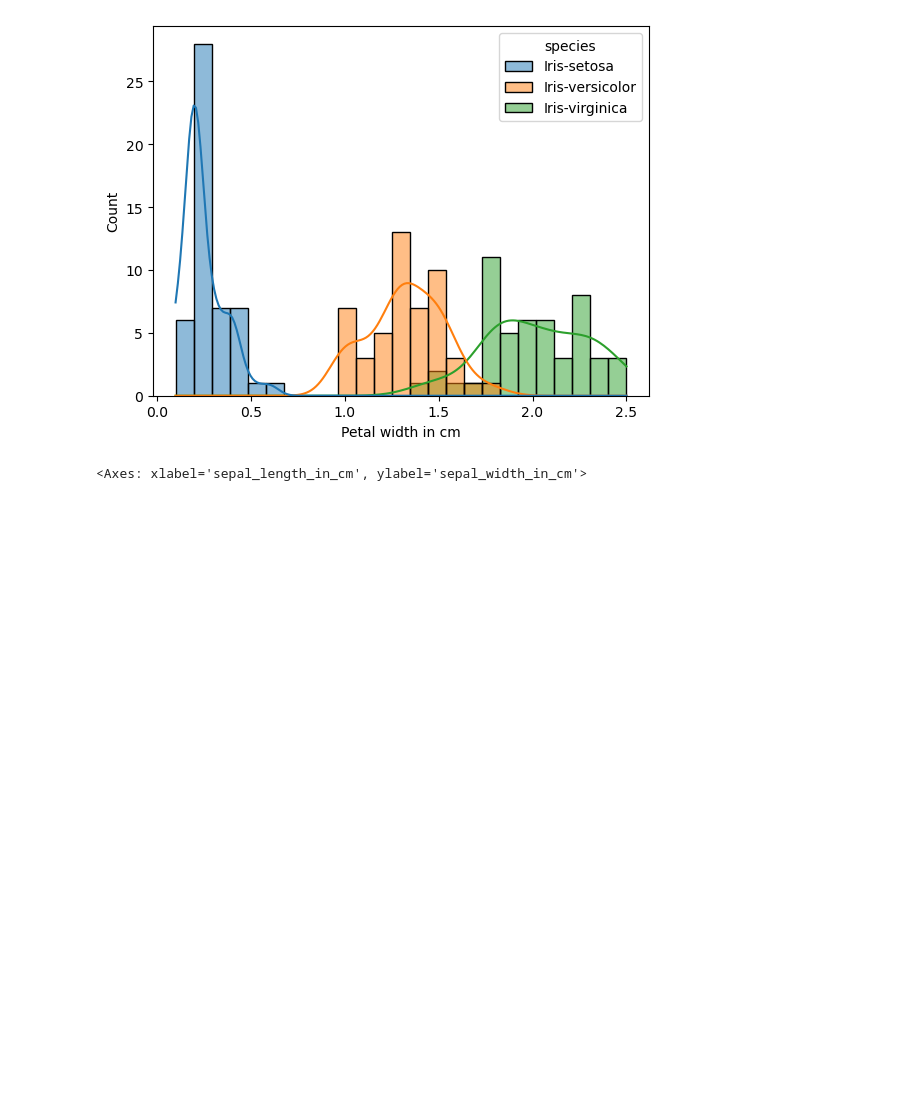
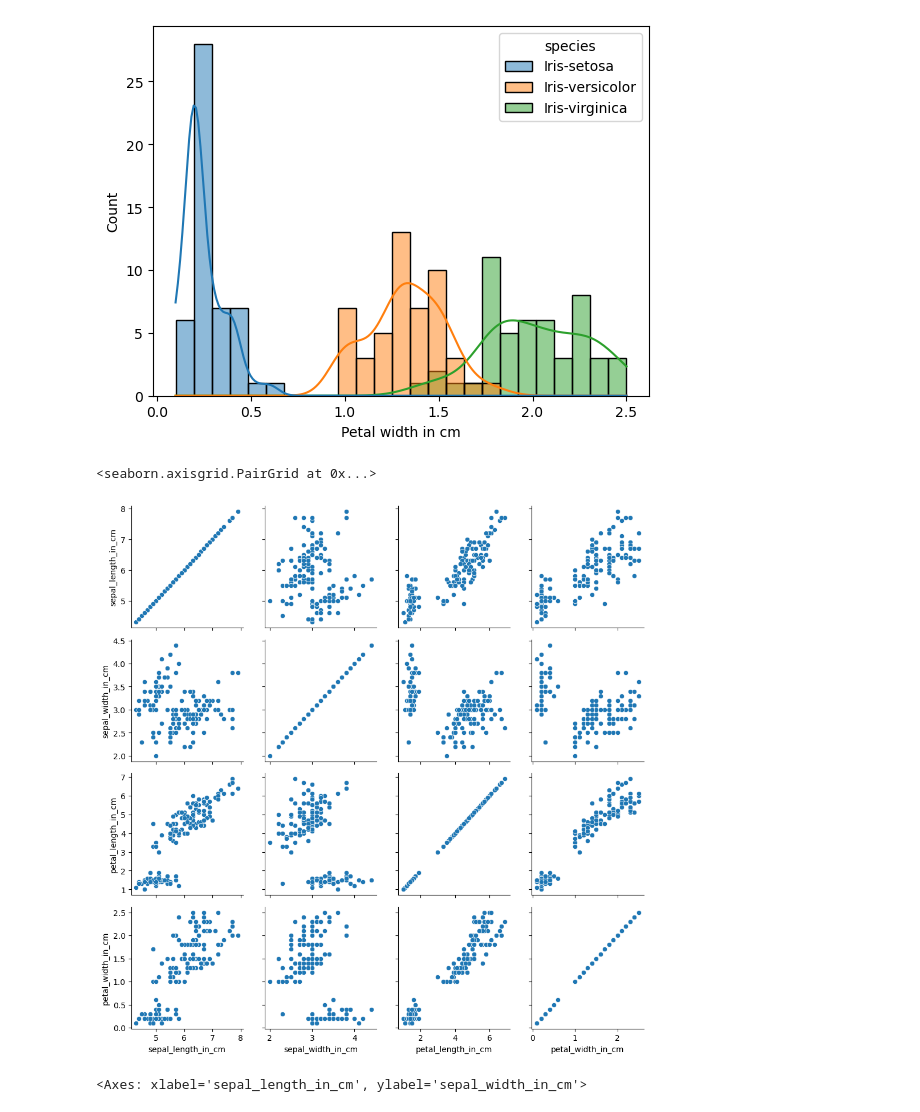
Before and after one commit to lmacakova/pands-project, a Jupyter notebook: iris_analysis.ipynb, the cells around one changed output. Saved outputs shown, nothing was run; the diff lists cells and outputs as text; code cells hidden in the pictures; blank space fills up the shorter version.

```diff
--- a/iris_analysis.ipynb
+++ b/iris_analysis.ipynb
@@ -78,6 +102,12 @@ plt.xlabel('Petal width in cm')
 plt.savefig('petal_width_hist.png')
 # %% [output]
 [figure]
+# %%
+g = sns.PairGrid(df)
+g.map(sns.scatterplot)
+# %% [output]
+<seaborn.axisgrid.PairGrid at 0x...>
+[figure, added]
 # %%
 sns.scatterplot(df, x='sepal_length_in_cm', y='sepal_width_in_cm', hue='species')
 # %% [output]
```
Also changed, not shown: parts of 7 cells of this notebook, 8 other files.
